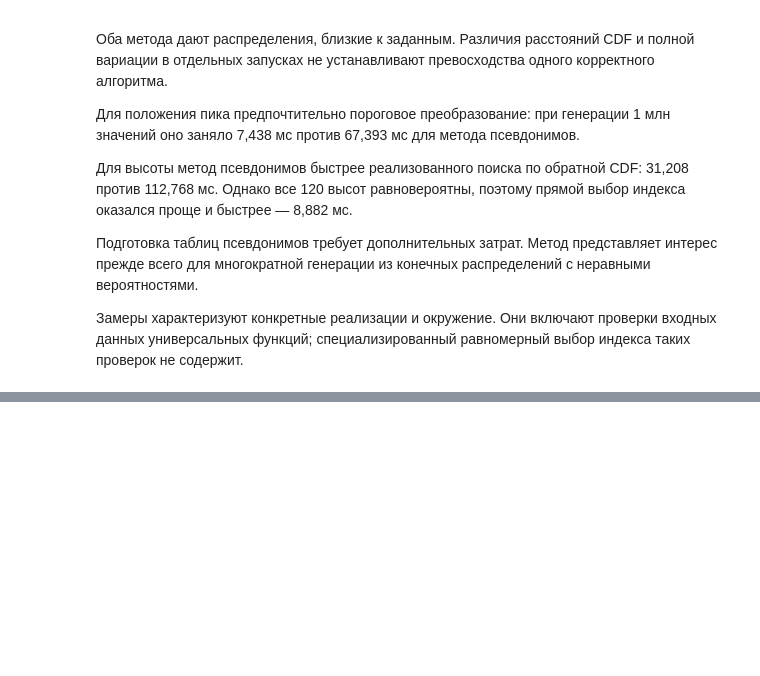
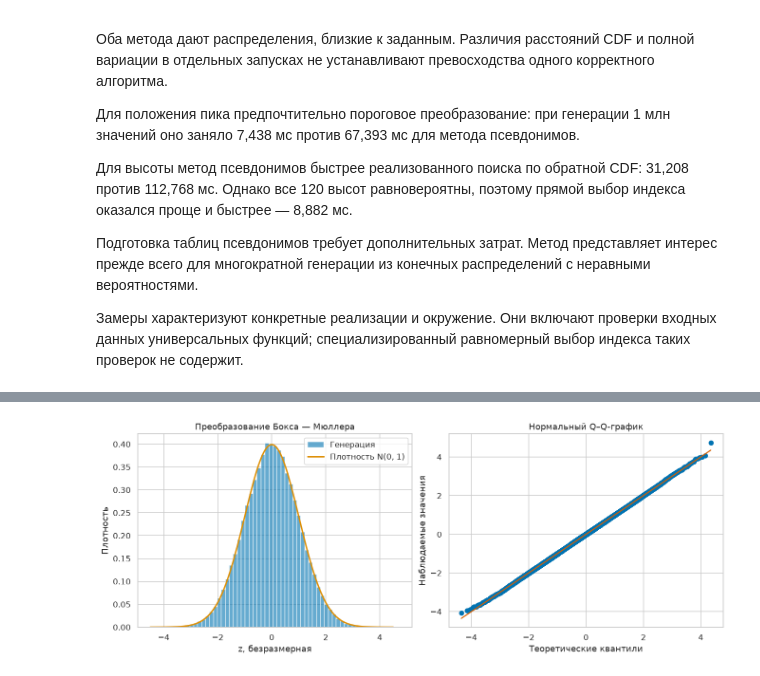
Before and after one commit to WalterPerjenko/LW_Statistic, a Jupyter notebook: raman/Lab01_sprint1_Raman.ipynb, the cells around one changed output, grey strips where cells are left out. Cells and saved outputs as stored; diff of their text form; code cells hidden in the pictures; blank space fills up the shorter version.

```diff
--- a/raman/Lab01_sprint1_Raman.ipynb
+++ b/raman/Lab01_sprint1_Raman.ipynb
@@ -4133,0 +4906,88 @@ display(
+# %%
+def demo_box_muller(size, *, rng):
+    """Генерация N(0, 1) преобразованием Бокса — Мюллера."""
+    if isinstance(size, bool) or not isinstance(size, Integral):
+        raise TypeError("size должен быть целым числом.")
+    if size < 0:
+        raise ValueError("size должен быть неотрицательным.")
+    if not isinstance(rng, np.random.Generator):
+        raise TypeError("rng должен быть np.random.Generator.")
+
+    n_pairs = (int(size) + 1) // 2
+
+    u1 = 1.0 - rng.random(n_pairs)
+    u2 = rng.random(n_pairs)
+
+    radius = np.sqrt(-2.0 * np.log(u1))
+    angle = 2.0 * np.pi * u2
+
+    result = np.empty(2 * n_pairs)
+    result[0::2] = radius * np.cos(angle)
+    result[1::2] = radius * np.sin(angle)
+
+    return result[:int(size)]
+
+
+box_muller_sample = demo_box_muller(
+    100_000,
+    rng=np.random.default_rng(72),
+)
+
+assert box_muller_sample.shape == (100_000,)
+assert np.isfinite(box_muller_sample).all()
+
+box_muller_summary = pd.DataFrame({
+    "Теория": [0.0, 1.0, 0.0, 0.0],
+    "Эксперимент": [
+        box_muller_sample.mean(),
+        box_muller_sample.var(ddof=0),
+        stats.skew(box_muller_sample, bias=False),
+        stats.kurtosis(box_muller_sample, fisher=True, bias=False),
+    ],
+}, index=[
+    "Среднее",
+    "Дисперсия",
+    "Асимметрия",
+    "Эксцесс",
+])
+
+display(box_muller_summary.round(6))
+
+# Корреляция между двумя координатами сгенерированных пар.
+pair_correlation = np.corrcoef(
+    box_muller_sample[0::2],
+    box_muller_sample[1::2],
+)[0, 1]
+
+print(f"Корреляция координат пар: {pair_correlation:.6f}")
+
+fig, axes = plt.subplots(
+    1, 2, figsize=(12, 4.5),
+    constrained_layout=True,
+)
+
+axes[0].hist(
+    box_muller_sample,
+    bins=60, density=True,
+    alpha=0.6, label="Генерация",
+)
+
+normal_grid = np.linspace(-4.5, 4.5, 400)
+axes[0].plot(
+    normal_grid,
+    stats.norm.pdf(normal_grid),
+    linewidth=2,
+    label="Плотность N(0, 1)",
+)
+axes[0].set_xlabel("z, безразмерная")
+axes[0].set_ylabel("Плотность")
+axes[0].set_title("Преобразование Бокса — Мюллера")
+axes[0].legend()
+
+stats.probplot(box_muller_sample, dist="norm", plot=axes[1])
+axes[1].set_title("Нормальный Q–Q-график")
+axes[1].set_xlabel("Теоретические квантили")
+axes[1].set_ylabel("Наблюдаемые значения")
+
+plt.show()
+# %% [output]
@@ -4133,0 +5000 @@ display(
+[figure, added]
```
Also changed, not shown: parts of 45 cells of this notebook, 1 other file.
